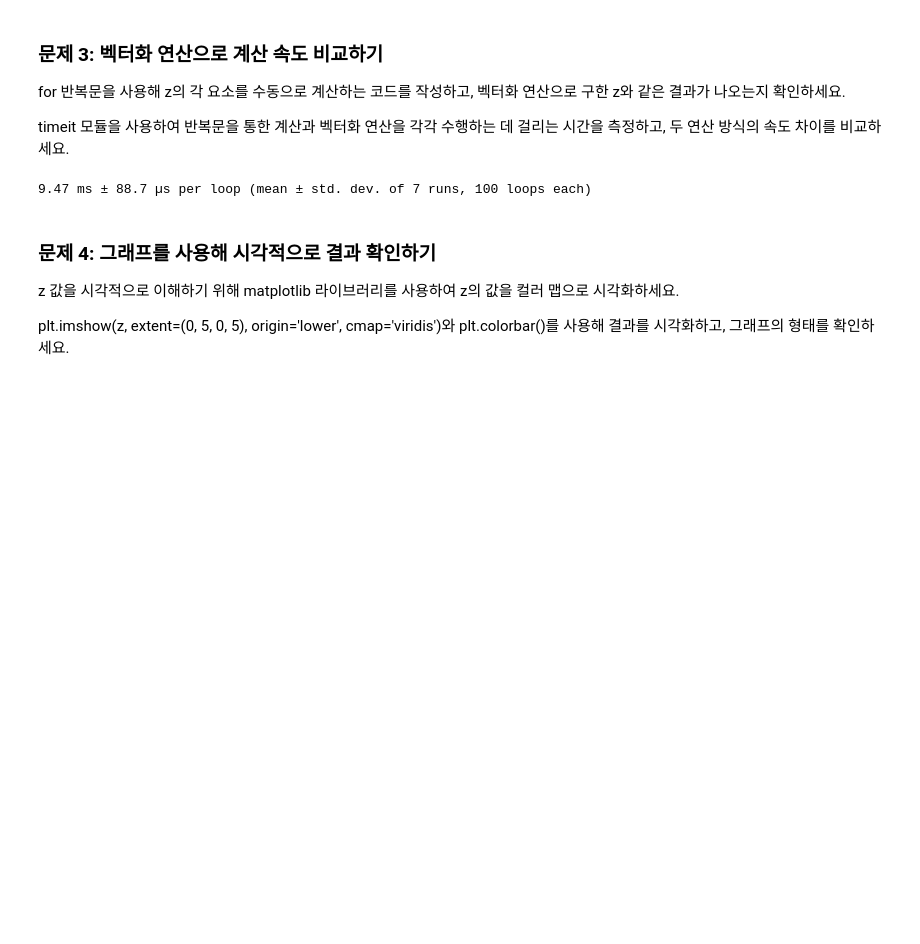
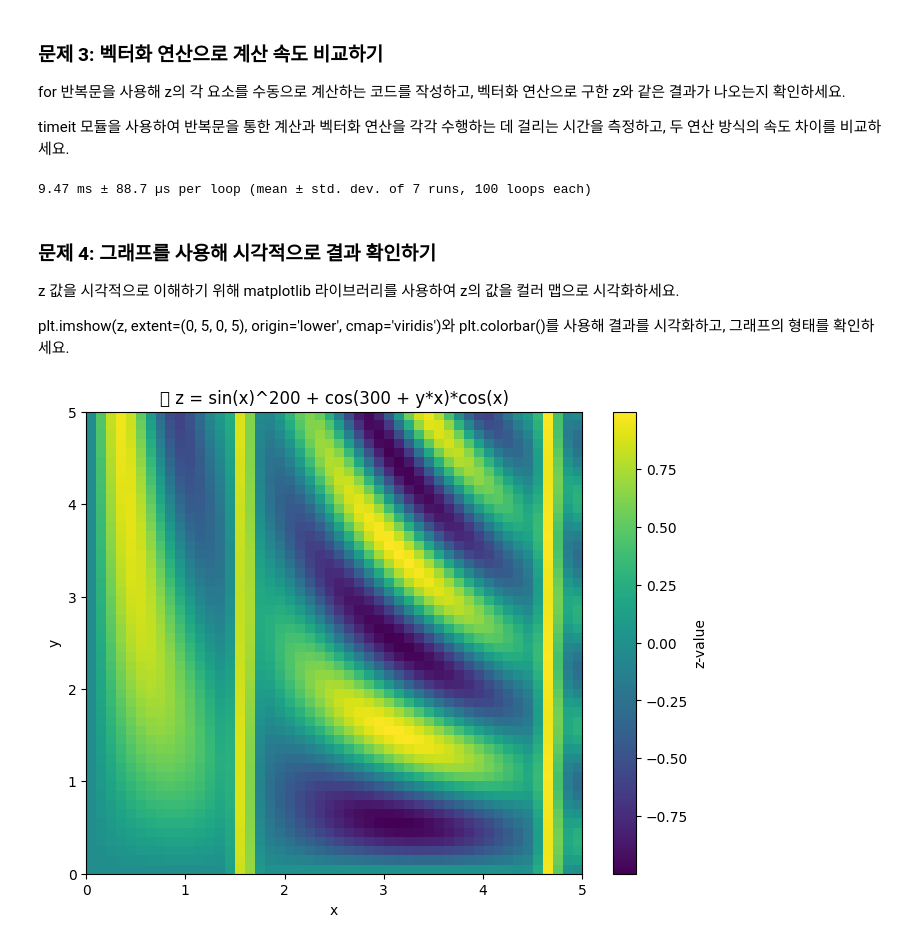
Before and after one commit to hsk3232/workspace_Python-, a Jupyter notebook: 김태연_교수님_실습/0507/2-2-넘파이실습_브로드캐스팅.ipynb, the cells around one changed output. Drawn from its saved outputs; the diff is of its cells as text; code cells hidden in the pictures; blank space fills up the shorter version.

```diff
--- a/김태연_교수님_실습/0507/2-2-넘파이실습_브로드캐스팅.ipynb
+++ b/김태연_교수님_실습/0507/2-2-넘파이실습_브로드캐스팅.ipynb
@@ -21,9 +21,10 @@ z = np.sin(x) ** 200 + np.cos(300 + y * x) * np.cos(x)를 사용하여 z 배열
 
 z 배열의 형태를 출력하고, 브로드캐스팅에 의해 z의 형태가 (50, 50)이 되었는지 확인하세요.
 # %%
-z = np.sin(x)**200 + np.cos(300 + y*x)*np.cos(x)
+def f(x, y):
+    return np.sin(x)**200 + np.cos(300 + y*x)*np.cos(x)
 
 z = f(x, y)
 
-%timeit z
+%timeit f(x, y)
 # %% [output]
@@ -65,0 +60,17 @@ Xi, Yi = np.meshgrid(x, y)
+# %%
+import matplotlib.pyplot as plt
+
+# 1. z 계산
+Xi, Yi = np.meshgrid(x, y)
+z = f(Xi, Yi)  # f는 벡터화 함수라고 가정
+
+# 2. 시각화
+plt.figure(figsize=(8, 6))
+plt.imshow(z, extent=(0, 5, 0, 5), origin='lower', cmap='viridis', aspect='auto')
+plt.colorbar(label='z-value')
+plt.title("🌈 z = sin(x)^200 + cos(300 + y*x)*cos(x)")
+plt.xlabel("x")
+plt.ylabel("y")
+plt.show()
+# %% [output]
+[figure, added]
```
Also changed, not shown: parts of 3 cells of this notebook, 2 other files.
